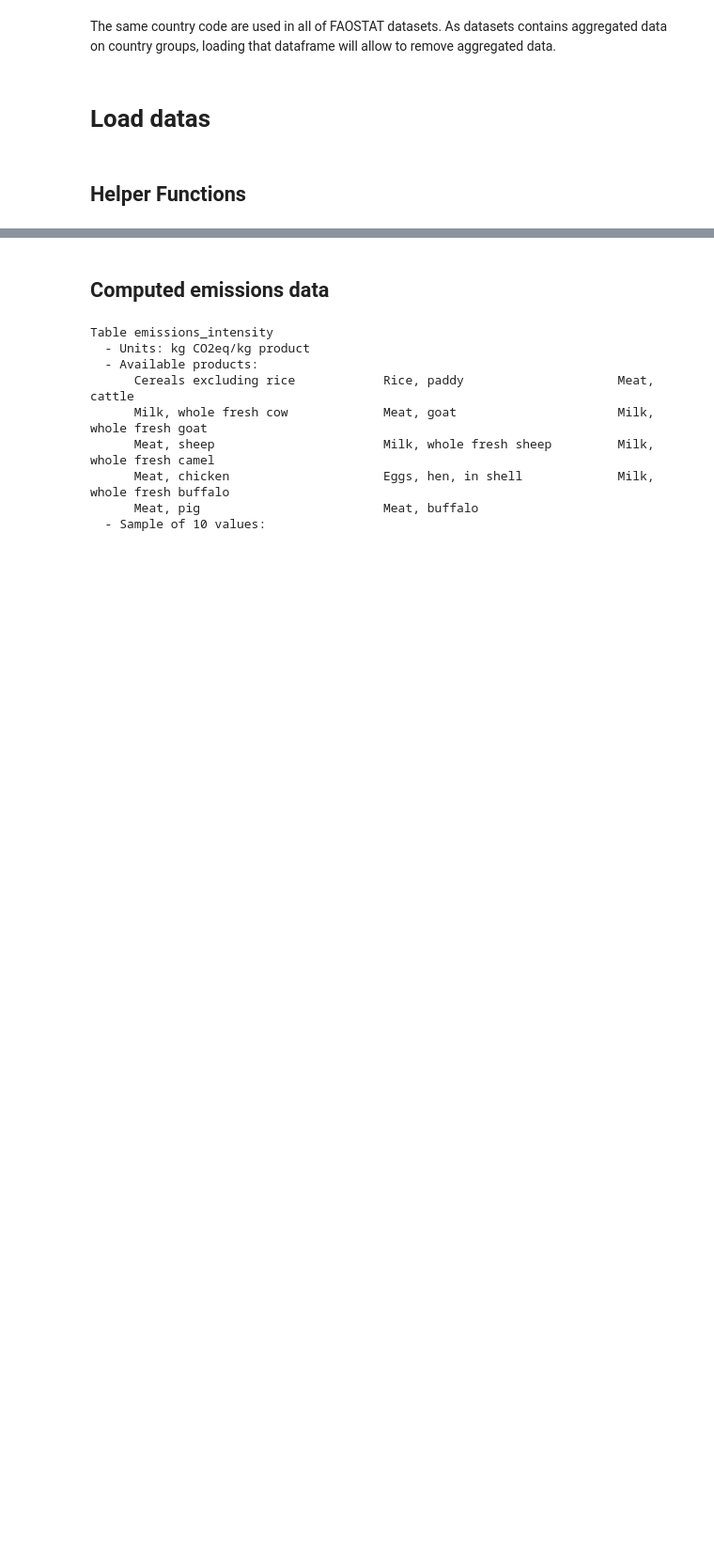
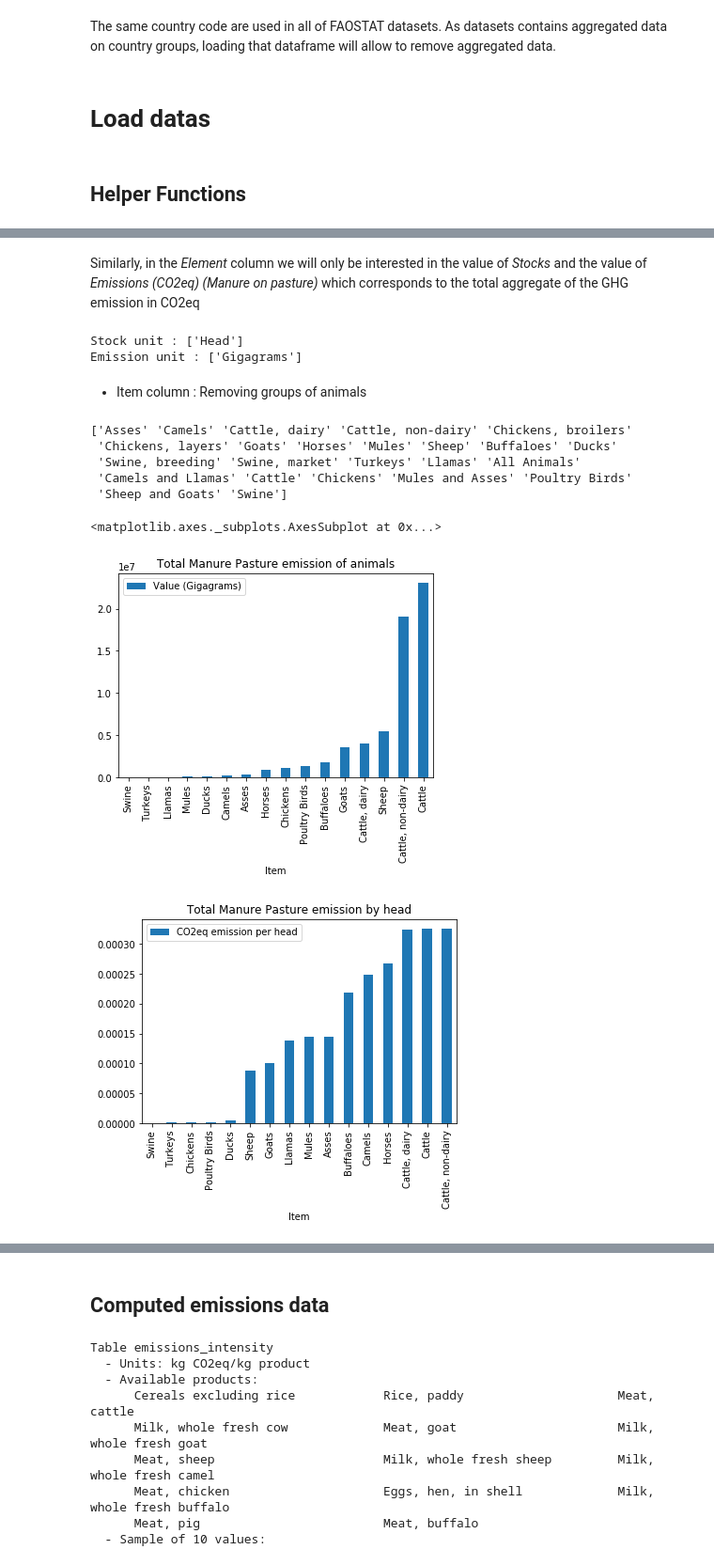
Before and after one commit to OthmanSefraoui/Data_story, a Jupyter notebook: milestone_2.ipynb, the cells around one changed output, grey strips where cells are left out. Shown at 94% size. Drawn from its saved outputs; the diff is of its cells as text; code cells hidden in the pictures; blank space fills up the shorter version.

```diff
--- a/milestone_2.ipynb
+++ b/milestone_2.ipynb
@@ -98,0 +460,6 @@ def split_on(df, column, rename={}, only_named=False, drop=[]):
+# %%
+print(df_manure_pasture.isna().any())
+print("Array of years will null values :",df_manure_pasture[df_manure_pasture["Value"].isna()]["Year"].unique())
+
+#Removing null values(only in predictions)
+df_manure_pasture = df_manure_pasture[df_manure_pasture["Year"]<2030]
@@ -98,0 +497,64 @@ def split_on(df, column, rename={}, only_named=False, drop=[]):
+# %% [markdown]
+Similarly, in the *Element* column we will only be interested in the value of *Stocks* and the value of *Emissions (CO2eq) (Manure on pasture)* which corresponds to the total aggregate of the GHG emission in CO2eq
+# %%
+#Filter the Element column
+split_manure_pasture = split_on(df_manure_pasture, "Element")
+df_stocks_manure_pasture_by_animals = split_manure_pasture["Stocks"]
+df_emission_manure_pasture_by_animals = split_manure_pasture["Emissions (CO2eq) (Manure on pasture)"]
+
+print("Stock unit :", df_stocks_manure_pasture_by_animals["Unit"].unique())
+print("Emission unit :", df_emission_manure_pasture_by_animals["Unit"].unique())
+
+#Removing unit and renaming Value column as we only have one Unit
+df_stocks_manure_pasture_by_animals.drop("Unit", axis=1, inplace=True)
+df_emission_manure_pasture_by_animals.drop("Unit", axis=1, inplace=True)
+df_stocks_manure_pasture_by_animals.rename(columns={"Value": "Value (Head)"}, inplace=True)
+df_emission_manure_pasture_by_animals.rename(columns={"Value": "Value (Gigagrams)"}, inplace=True)
+# %% [output]
+Stock unit : ['Head']
+Emission unit : ['Gigagrams']
+# %% [markdown]
+- Item column : Removing groups of animals
+# %%
+print(df_manure_pasture["Item"].unique())
+
+Animals = ['Asses', 'Camels', 'Cattle, dairy', 'Cattle, non-dairy','Goats', 'Horses',
+           'Mules', 'Sheep', 'Buffaloes', 'Ducks','Turkeys', 'Llamas','Cattle', 'Chickens',
+           'Poultry Birds', 'Swine']
+
+#Filtering animals
+dict_elements = {"Country" : ["World"],"Item" : Animals}
+columns = ["Country","Item"]
+df_filter_stock = select_on(df_stocks_manure_pasture_by_animals,columns,dict_elements)
+df_filter_emission = select_on(df_emission_manure_pasture_by_animals,columns,dict_elements)
+# %% [output]
+['Asses' 'Camels' 'Cattle, dairy' 'Cattle, non-dairy' 'Chickens, broilers'
+ 'Chickens, layers' 'Goats' 'Horses' 'Mules' 'Sheep' 'Buffaloes' 'Ducks'
+ 'Swine, breeding' 'Swine, market' 'Turkeys' 'Llamas' 'All Animals'
+ 'Camels and Llamas' 'Cattle' 'Chickens' 'Mules and Asses' 'Poultry Birds'
+ 'Sheep and Goats' 'Swine']
+# %%
+#Grouping stocks count
+df_manure_pasture_grouped_stock = df_filter_stock.groupby(["Item"])\
+                                ['Value (Head)'].sum().reset_index()
+#Grouping total emissions count
+df_manure_pasture_grouped_emission = df_filter_emission.groupby(["Item"])\
+                                ['Value (Gigagrams)'].sum().reset_index()
+
+df_manure_pasture_grouped_emission.sort_values("Value (Gigagrams)").plot\
+.bar(x="Item",
+     y="Value (Gigagrams)",
+     title="Total Manure Pasture\
+ emission of animals")
+
+#Merging to get emission by head
+merged = pd.merge(df_manure_pasture_grouped_emission,\
+                  df_manure_pasture_grouped_stock,\
+                  on = "Item")
+merged["CO2eq emission per head"] = merged["Value (Gigagrams)"] / merged["Value (Head)"]
+merged.sort_values("CO2eq emission per head").plot\
+.bar(x="Item", y="CO2eq emission per head", title="Total Manure Pasture emission by head")
+# %% [output]
+<matplotlib.axes._subplots.AxesSubplot at 0x...>
+[figure, added]
+[figure, added]
```
Also changed, not shown: parts of 59 cells of this notebook.
